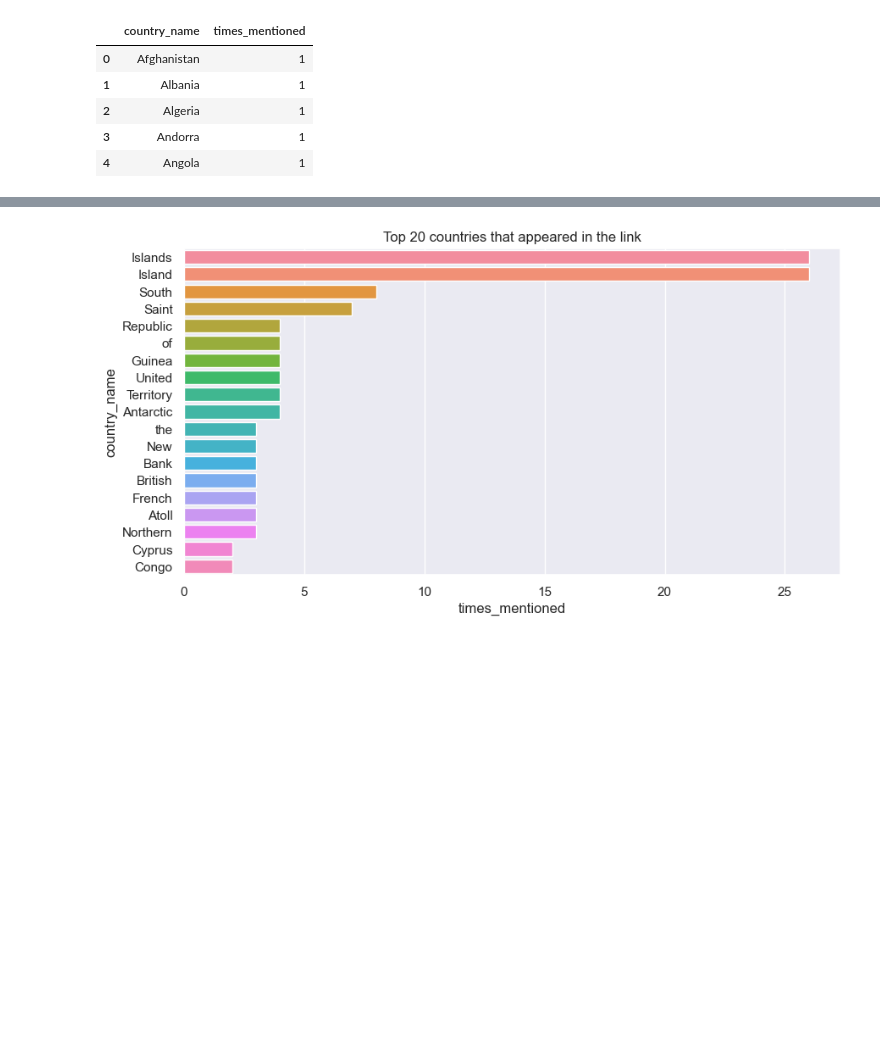
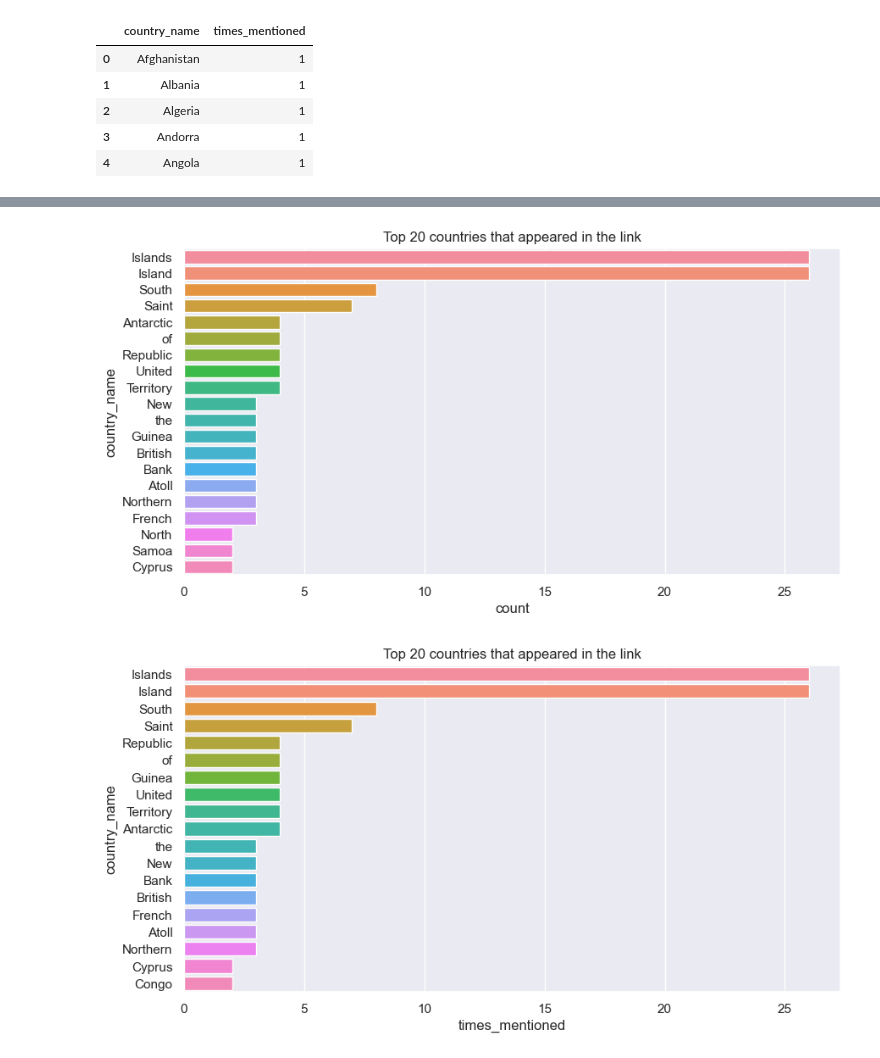
Before and after one commit to banerjee-mallika/20th-century, a Jupyter notebook: textmining/textmining.ipynb, the cells around one changed output, grey strips where cells are left out. Drawn from its saved outputs; the diff is of its cells as text; code cells hidden in the pictures; blank space fills up the shorter version.

```diff
--- a/textmining/textmining.ipynb
+++ b/textmining/textmining.ipynb
@@ -338,0 +332,4 @@ top20
+# %%
+cleaned_list = [row.strip() for row in countries_list]
+cleaned_df = pd.DataFrame(cleaned_list, columns=['country_name'])
+cleaned_df = pd.DataFrame(cleaned_df.value_counts().reset_index())
@@ -339,3 +347,12 @@ top20
+# %%
+top20 =cleaned_df[~(cleaned_df['country_name'].str.contains("source")) & ~(cleaned_df['country_name'].str.contains("change"))] .nlargest(20, 'count')
+# %%
+plt.figure(figsize = (10, 5))
+with sns.dark_palette("xkcd:blue", 10):
+      sns.barplot(x = 'count', y = "country_name",
+     saturation = 0.9, data = top20).set_title("Top 20 countries that appeared in the link")
+# %% [output]
+[figure, added]
 # %%
 plt.figure(figsize = (10, 5))
 with sns.dark_palette("xkcd:blue", 10):
```
Also changed, not shown: parts of 8 cells of this notebook, 1 other file.
